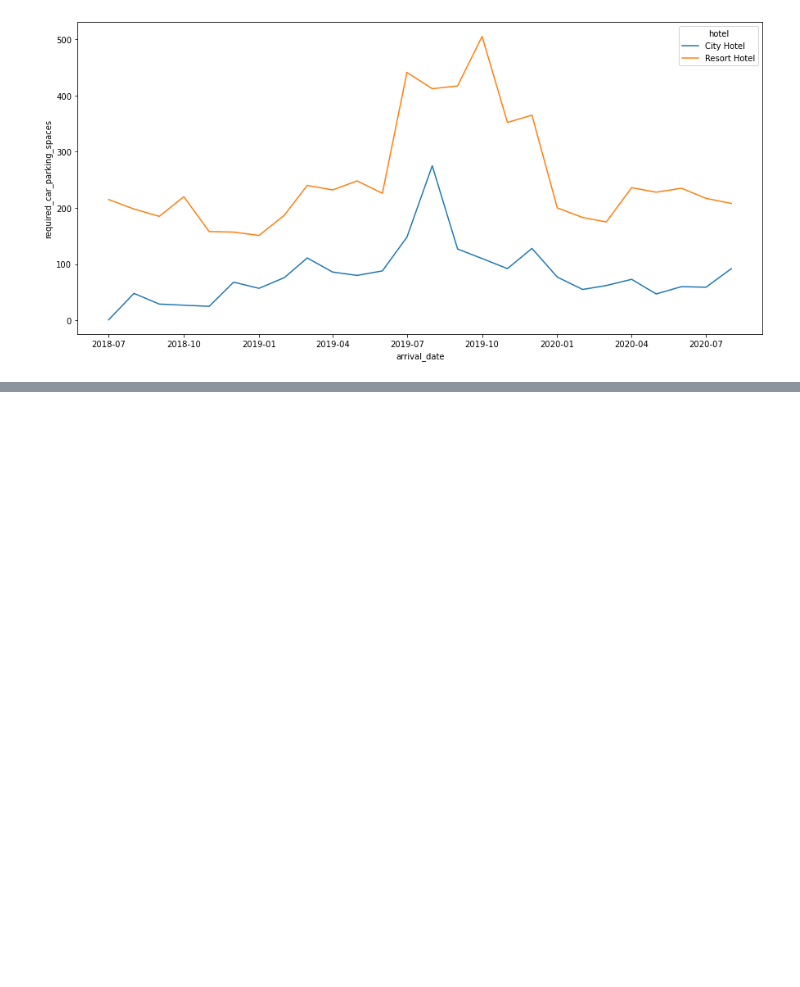
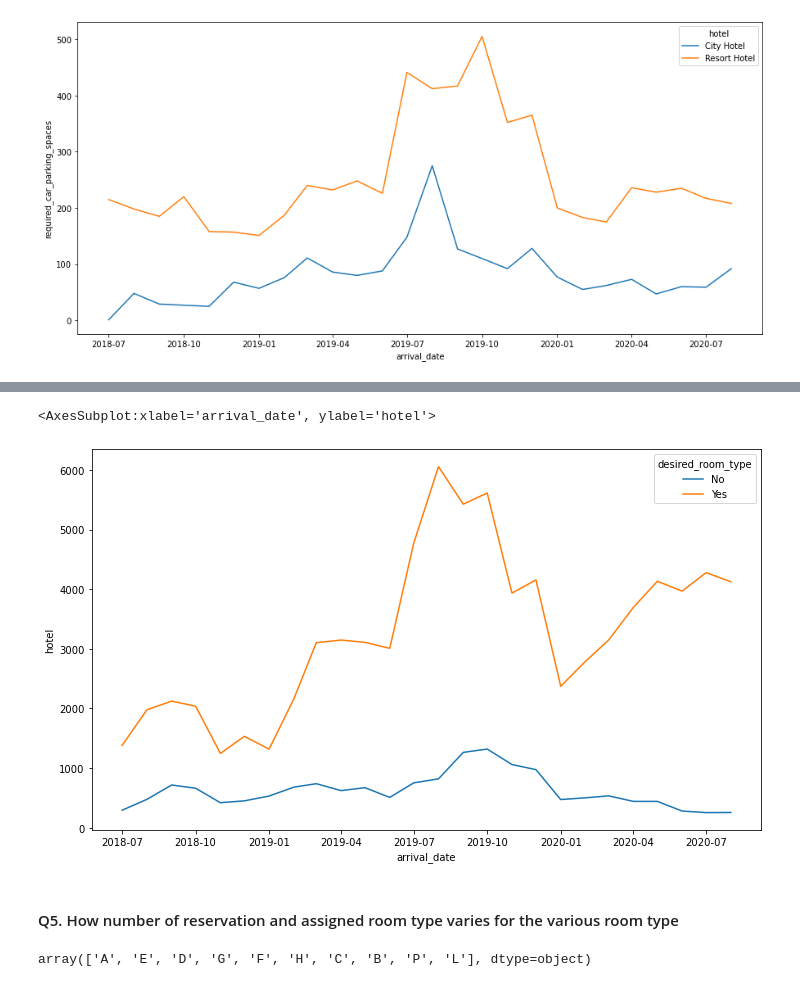
Before and after one commit to IsaiahOsazuwa/hotel_data, a Jupyter notebook: hotel.ipynb, the cells around one changed output, grey strips where cells are left out. Saved outputs shown, nothing was run; the diff lists cells and outputs as text; code cells hidden in the pictures; blank space fills up the shorter version.

```diff
--- a/hotel.ipynb
+++ b/hotel.ipynb
@@ -598,0 +628,7 @@ sns.lineplot(data= rev_mon, x = 'arrival_date', y = 'required_car_parking_spaces
+# %%
+
+#mon_map = {'January': 1, 'February': 2, 'March': 3, 'April':4, 'May':5, 'June': 6, 'July': 7, 'August': 8, 'September': 9, 'October': 10, 'November':11,'December':12}
+year =  desired.arrival_date_year
+month = map(lambda x: mon_map[x], desired.arrival_date_month)
+dt = pd.DataFrame({'year': year, 'month':list(month), 'day':1})
+desired['arrival_date'] = pd.to_datetime(dt)
@@ -598,0 +644,12 @@ sns.lineplot(data= rev_mon, x = 'arrival_date', y = 'required_car_parking_spaces
+# %%
+plt.figure(figsize=(12,7))
+sns.lineplot(data=desired, x = 'arrival_date', y = 'hotel', hue='desired_room_type')
+# %% [output]
+<AxesSubplot:xlabel='arrival_date', ylabel='hotel'>
+[figure, added]
+# %% [markdown]
+#### Q5. How number of reservation and assigned room type varies for the various room type
+# %%
+hotel.reserved_room_type.unique()
+# %% [output]
+array(['A', 'E', 'D', 'G', 'F', 'H', 'C', 'B', 'P', 'L'], dtype=object)
```
Also changed, not shown: parts of 22 cells of this notebook.
